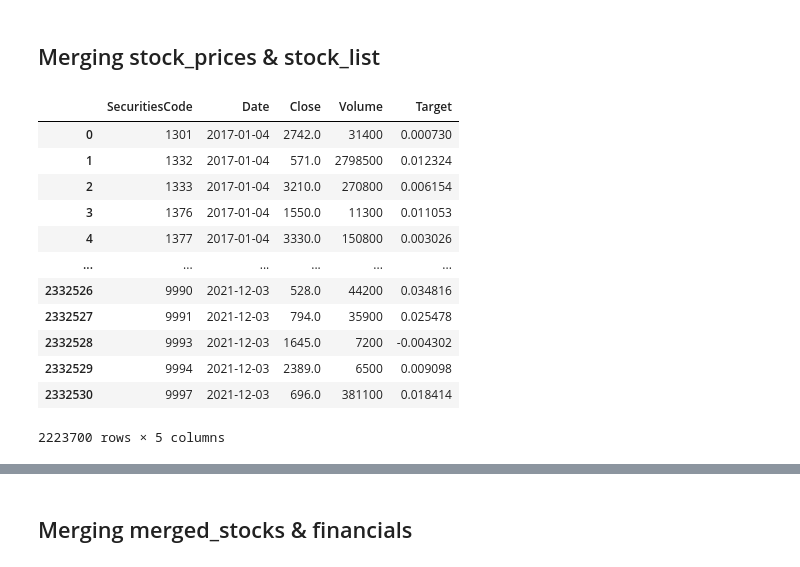
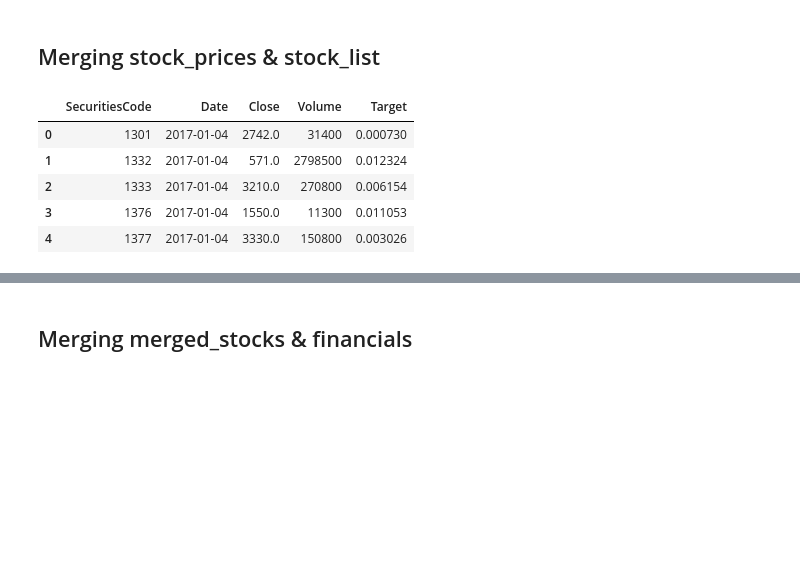
Before and after one commit to ofirnesher-nemodata/jpx-tokyo-stock-exchange-prediction, a Jupyter notebook: eda.ipynb, the cells around one changed output, grey strips where cells are left out. Saved outputs shown, nothing was run; the diff lists cells and outputs as text; code cells hidden in the pictures; blank space fills up the shorter version.

```diff
--- a/eda.ipynb
+++ b/eda.ipynb
@@ -609,21 +602,14 @@ These remaining stocks are the ones we are going to analyze and "play" with from
 # %%
 # left join
 my_stock_prices = stock_prices[stock_prices['SecuritiesCode'].isin(daily_traded_stocks)][['SecuritiesCode', 'Date','Close','Volume','Target']]
-my_stock_prices
+my_stock_prices.head()
 # %% [output]
 |  | SecuritiesCode | Date | Close | Volume | Target |
 | 0 | 1301 | 2017-01-04 | 2742.0 | 31400 | 0.000730 |
 | 1 | 1332 | 2017-01-04 | 571.0 | 2798500 | 0.012324 |
 | 2 | 1333 | 2017-01-04 | 3210.0 | 270800 | 0.006154 |
 | 3 | 1376 | 2017-01-04 | 1550.0 | 11300 | 0.011053 |
 | 4 | 1377 | 2017-01-04 | 3330.0 | 150800 | 0.003026 |
-| ... | ... | ... | ... | ... | ... |
-| 2332526 | 9990 | 2021-12-03 | 528.0 | 44200 | 0.034816 |
-| 2332527 | 9991 | 2021-12-03 | 794.0 | 35900 | 0.025478 |
-| 2332528 | 9993 | 2021-12-03 | 1645.0 | 7200 | -0.004302 |
-| 2332529 | 9994 | 2021-12-03 | 2389.0 | 6500 | 0.009098 |
-| 2332530 | 9997 | 2021-12-03 | 696.0 | 381100 | 0.018414 |
-2223700 rows × 5 columns
 # %%
 merged_stocks = my_stock_prices.merge(my_stock_list, on=['SecuritiesCode'], how='left')
 merged_stocks['Date'] = pd.to_datetime(merged_stocks['Date'])
```
Also changed, not shown: parts of 8 cells of this notebook.
